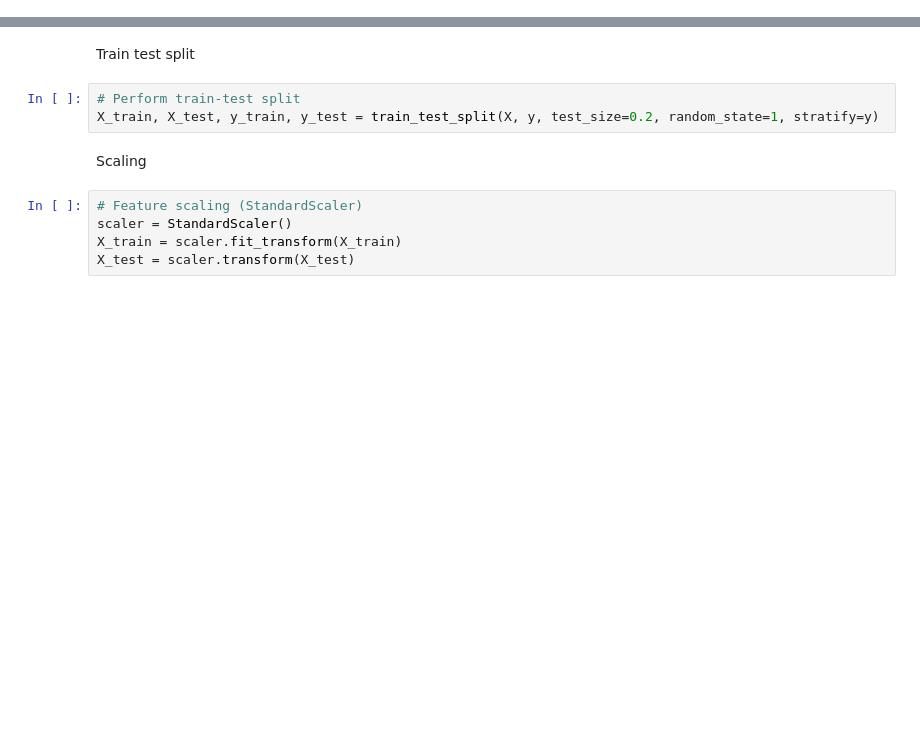
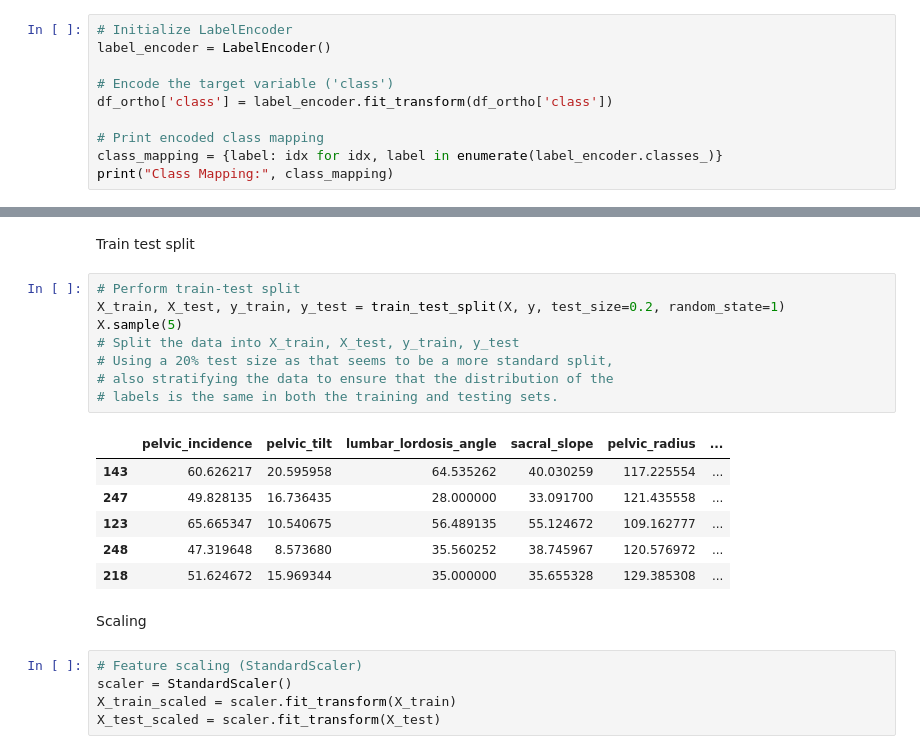
Before and after one commit to chadlbradford/module-_13_miniproject, a Jupyter notebook: module_13_miniproject.ipynb, the cells around one changed output, grey strips where cells are left out. Drawn from its saved outputs; the diff is of its cells as text; blank space fills up the shorter version.

```diff
--- a/module_13_miniproject.ipynb
+++ b/module_13_miniproject.ipynb
@@ -46,0 +48,10 @@ Unique class labels: ['Hernia' 'Spondylolisthesis' 'Normal']
+# %%
+# Initialize LabelEncoder
+label_encoder = LabelEncoder()
+
+# Encode the target variable ('class')
+df_ortho['class'] = label_encoder.fit_transform(df_ortho['class'])
+
+# Print encoded class mapping
+class_mapping = {label: idx for idx, label in enumerate(label_encoder.classes_)}
+print("Class Mapping:", class_mapping)
@@ -51,12 +74,24 @@ y = df_ortho['class']  # Target
 # %% [markdown]
 Train test split
-# %%
-# Perform train-test split
-X_train, X_test, y_train, y_test = train_test_split(X, y, test_size=0.2, random_state=1, stratify=y)
+# %%
+# Perform train-test split
+X_train, X_test, y_train, y_test = train_test_split(X, y, test_size=0.2, random_state=1)
+X.sample(5)
+# Split the data into X_train, X_test, y_train, y_test
+# Using a 20% test size as that seems to be a more standard split,
+# also stratifying the data to ensure that the distribution of the
+# labels is the same in both the training and testing sets.
+# %% [output]
+|  | pelvic_incidence | pelvic_tilt | lumbar_lordosis_angle | sacral_slope | pelvic_radius | ... |
+| 143 | 60.626217 | 20.595958 | 64.535262 | 40.030259 | 117.225554 | ... |
+| 247 | 49.828135 | 16.736435 | 28.000000 | 33.091700 | 121.435558 | ... |
+| 123 | 65.665347 | 10.540675 | 56.489135 | 55.124672 | 109.162777 | ... |
+| 248 | 47.319648 | 8.573680 | 35.560252 | 38.745967 | 120.576972 | ... |
+| 218 | 51.624672 | 15.969344 | 35.000000 | 35.655328 | 129.385308 | ... |
 # %% [markdown]
 Scaling
 # %%
 # Feature scaling (StandardScaler)
 scaler = StandardScaler()
-X_train = scaler.fit_transform(X_train)
-X_test = scaler.transform(X_test)
+X_train_scaled = scaler.fit_transform(X_train)
+X_test_scaled = scaler.fit_transform(X_test)
```
Also changed, not shown: parts of 18 cells of this notebook.
